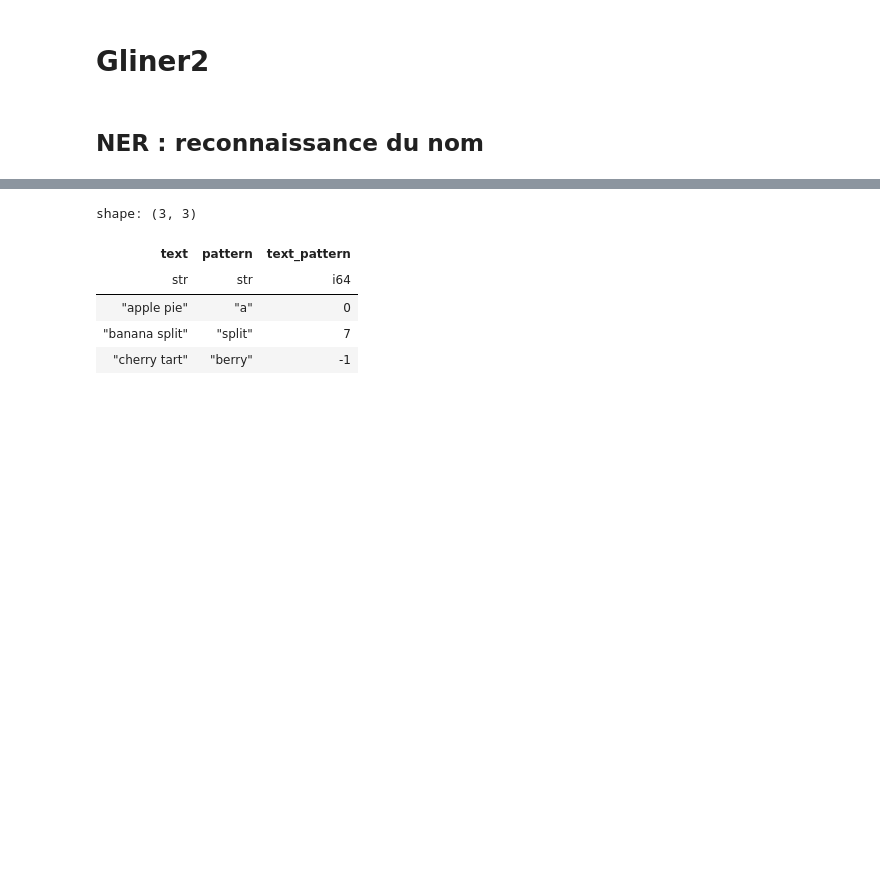
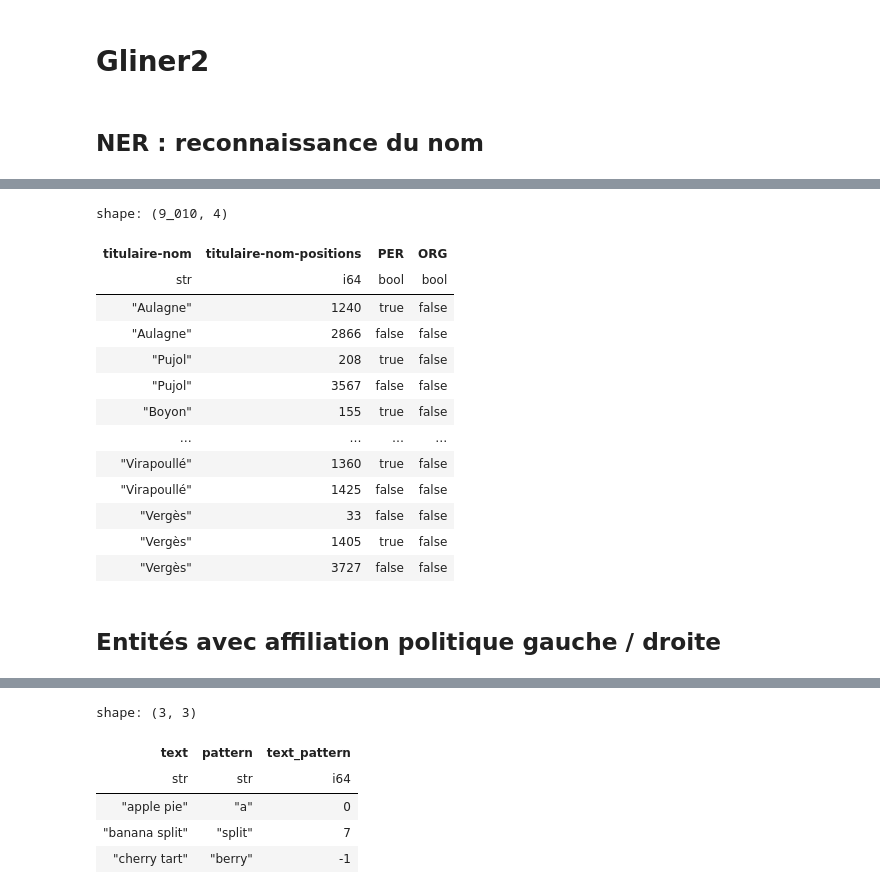
Before and after one commit to slithiaote/2026_NLP_project, a Jupyter notebook: Main.ipynb, the cells around one changed output, grey strips where cells are left out. Cells and saved outputs as stored; diff of their text form; code cells hidden in the pictures; blank space fills up the shorter version.

```diff
--- a/Main.ipynb
+++ b/Main.ipynb
@@ -199,0 +301,19 @@ shape: (3, 3)
+# %%
+pl.read_parquet("df_gliner.parquet").select(pl.col("titulaire-nom"),pl.col("titulaire-nom-positions"),pl.col("PER"),pl.col("ORG"))
+# %% [output]
+shape: (9_010, 4)
+| titulaire-nom | titulaire-nom-positions | PER | ORG |
+| str | i64 | bool | bool |
+| "Aulagne" | 1240 | true | false |
+| "Aulagne" | 2866 | false | false |
+| "Pujol" | 208 | true | false |
+| "Pujol" | 3567 | false | false |
+| "Boyon" | 155 | true | false |
+| … | … | … | … |
+| "Virapoullé" | 1360 | true | false |
+| "Virapoullé" | 1425 | false | false |
+| "Vergès" | 33 | false | false |
+| "Vergès" | 1405 | true | false |
+| "Vergès" | 3727 | false | false |
+# %% [markdown]
+## Entités avec affiliation politique gauche / droite
```
Also changed, not shown: parts of 23 cells of this notebook, 2 other files.
